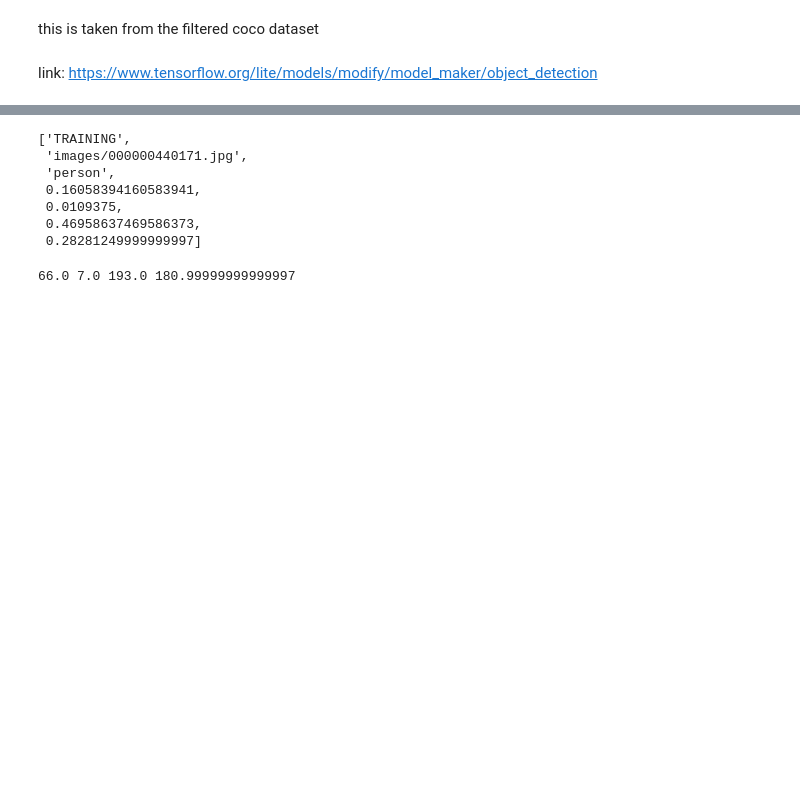
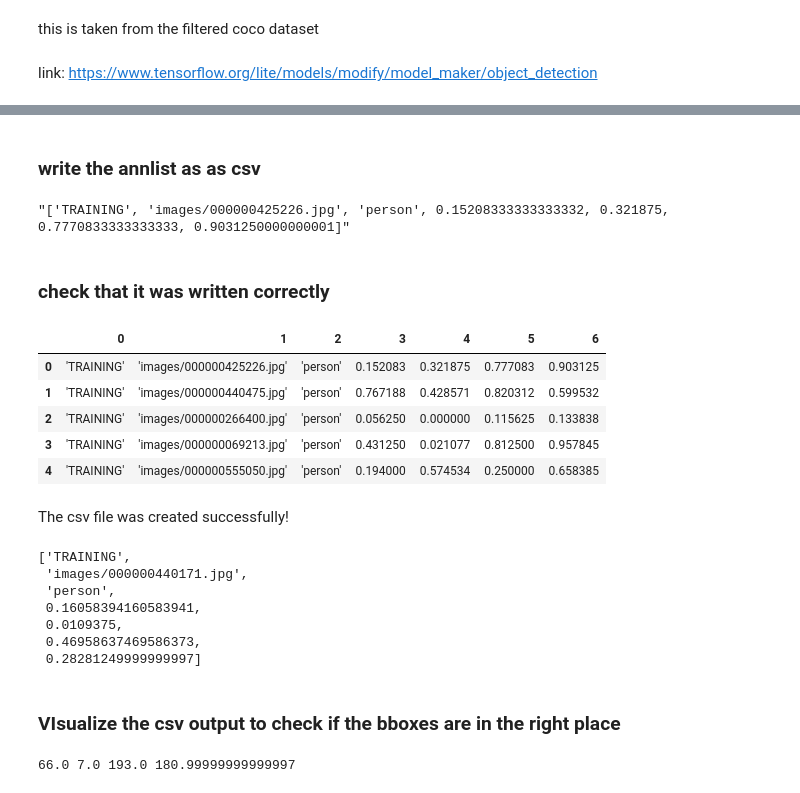
Before and after one commit to atmosinf/ml_misc, a Jupyter notebook: tflite/object_detection/my_custom_dataset/coco_2_csv.ipynb, the cells around one changed output, grey strips where cells are left out. Saved outputs shown, nothing was run; the diff lists cells and outputs as text; code cells hidden in the pictures; blank space fills up the shorter version.

Commit message:
coco_2_csv.ipynb - wrote output to csv file

```diff
--- a/tflite/object_detection/my_custom_dataset/coco_2_csv.ipynb
+++ b/tflite/object_detection/my_custom_dataset/coco_2_csv.ipynb
@@ -58,0 +63,6 @@ for i,annota in enumerate(annotations):
+# %% [markdown]
+### write the annlist as as csv
+# %%
+str(annlist[0])
+# %% [output]
+"['TRAINING', 'images/000000425226.jpg', 'person', 0.15208333333333332, 0.321875, 0.7770833333333333, 0.9031250000000001]"
@@ -58,0 +74,2 @@ for i,annota in enumerate(annotations):
+# %% [markdown]
+### check that it was written correctly
@@ -59,3 +78,15 @@ for i,annota in enumerate(annotations):
+# %%
+dftest = pd.read_csv('annotations.csv', header=None)
+dftest.head()
+# %% [output]
+|  | 0 | 1 | 2 | 3 | 4 | 5 | 6 |
+| 0 | 'TRAINING' | 'images/000000425226.jpg' | 'person' | 0.152083 | 0.321875 | 0.777083 | 0.903125 |
+| 1 | 'TRAINING' | 'images/000000440475.jpg' | 'person' | 0.767188 | 0.428571 | 0.820312 | 0.599532 |
+| 2 | 'TRAINING' | 'images/000000266400.jpg' | 'person' | 0.056250 | 0.000000 | 0.115625 | 0.133838 |
+| 3 | 'TRAINING' | 'images/000000069213.jpg' | 'person' | 0.431250 | 0.021077 | 0.812500 | 0.957845 |
+| 4 | 'TRAINING' | 'images/000000555050.jpg' | 'person' | 0.194000 | 0.574534 | 0.250000 | 0.658385 |
+# %% [markdown]
+The csv file was created successfully!
 # %%
 annlist[4000]
 # %% [output]
@@ -66,6 +97,8 @@ annlist[4000]
  0.0109375,
  0.46958637469586373,
  0.28281249999999997]
+# %% [markdown]
+### VIsualize the csv output to check if the bboxes are in the right place
 # %%
 def viz_csv_output(annot):
     t_img = cv2.imread(annot[1])
```
Also changed, not shown: parts of 16 cells of this notebook, 1 other file.
